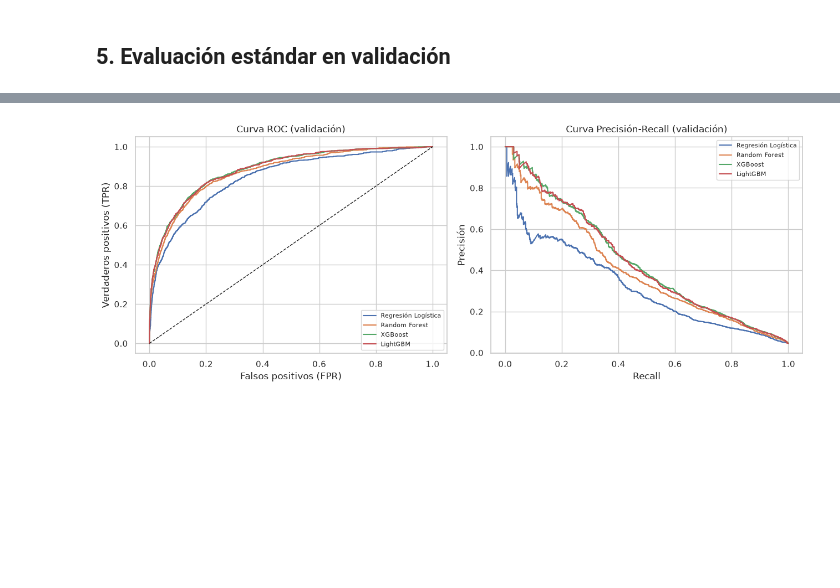
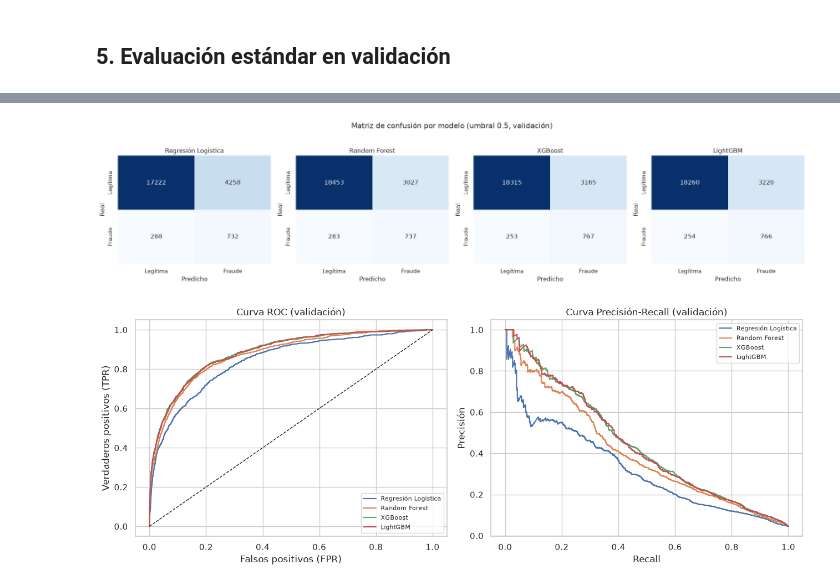
Before and after one commit to IThiagoRo/Solution_challenge, a Jupyter notebook: notebooks/3_modeling.ipynb, the cells around one changed output, grey strips where cells are left out. Cells and saved outputs as stored; diff of their text form; code cells hidden in the pictures; blank space fills up the shorter version.

```diff
--- a/notebooks/3_modeling.ipynb
+++ b/notebooks/3_modeling.ipynb
@@ -34,7 +34,10 @@ from sklearn.pipeline import Pipeline
 from sklearn.preprocessing import StandardScaler
 from sklearn.linear_model import LogisticRegression
 from sklearn.ensemble import RandomForestClassifier
-from sklearn.metrics import roc_auc_score, average_precision_score, fbeta_score, roc_curve, precision_recall_curve
+from sklearn.metrics import (
+    roc_auc_score, average_precision_score, precision_score, recall_score,
+    fbeta_score, roc_curve, precision_recall_curve, confusion_matrix,
+)
 from xgboost import XGBClassifier
 from lightgbm import LGBMClassifier
 
@@ -45,6 +48,24 @@ pd.set_option("display.width", 200)
 PROCESSED_DIR = "../data/processed"
 ARTIFACTS_DIR = "../artifacts"
 RANDOM_STATE = 42
+
+
+def plot_confusion_matrices(confusion_matrices: dict, suptitle: str) -> None:
+    """Grilla de matrices de confusión, una por entrada del dict {titulo: matriz}."""
+    n = len(confusion_matrices)
+    fig, axes = plt.subplots(1, n, figsize=(5 * n, 4.5))
+    axes = [axes] if n == 1 else axes
+    for ax, (title, cm) in zip(axes, confusion_matrices.items()):
+        sns.heatmap(
+            cm, annot=True, fmt="d", cmap="Blues", ax=ax, cbar=False,
+            xticklabels=["Legítima", "Fraude"], yticklabels=["Legítima", "Fraude"],
+        )
+        ax.set_title(title)
+        ax.set_xlabel("Predicho")
+        ax.set_ylabel("Real")
+    fig.suptitle(suptitle, y=1.03)
+    plt.tight_layout()
+    plt.show()
 # %% [markdown]
 ## 1. Carga de datos y funciones de beneficio
 # %%
@@ -178,3 +203,9 @@ metrics_df
+# %%
+plot_confusion_matrices(
+    val_confusion_matrices, "Matriz de confusión por modelo (umbral 0.5, validación)"
+)
+# %% [output]
+[figure, added]
 # %%
 fig, axes = plt.subplots(1, 2, figsize=(13, 5))
 for name, proba in val_proba.items():
```
Also changed, not shown: parts of 7 cells of this notebook, 2 other files.
